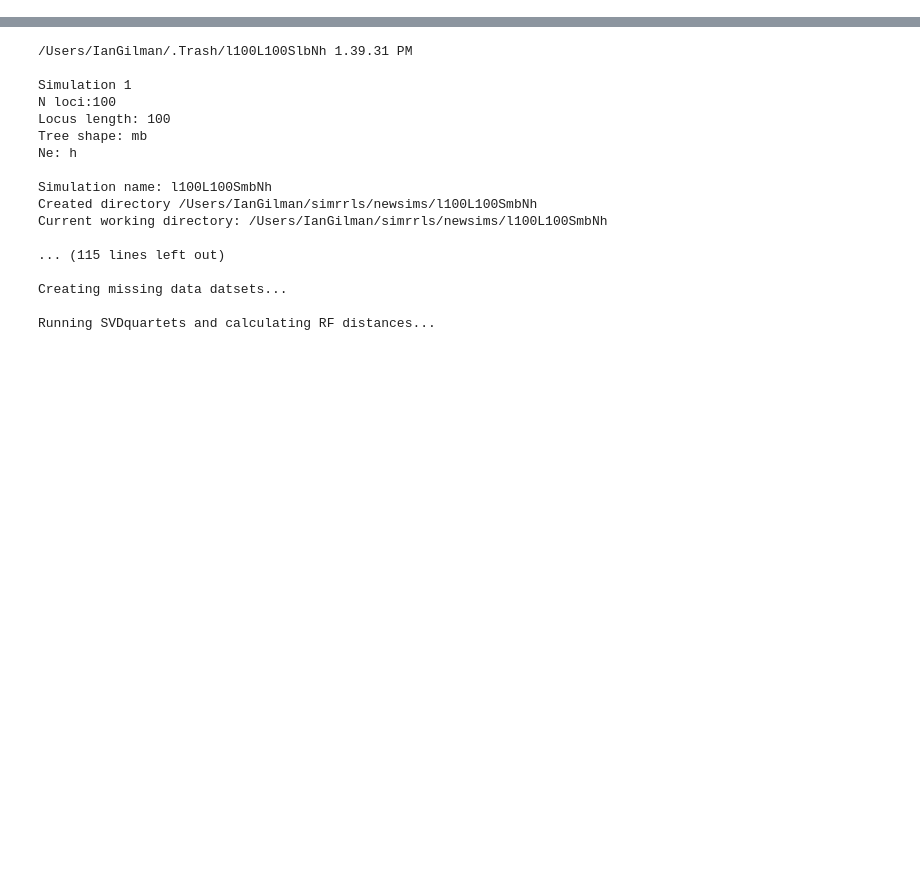
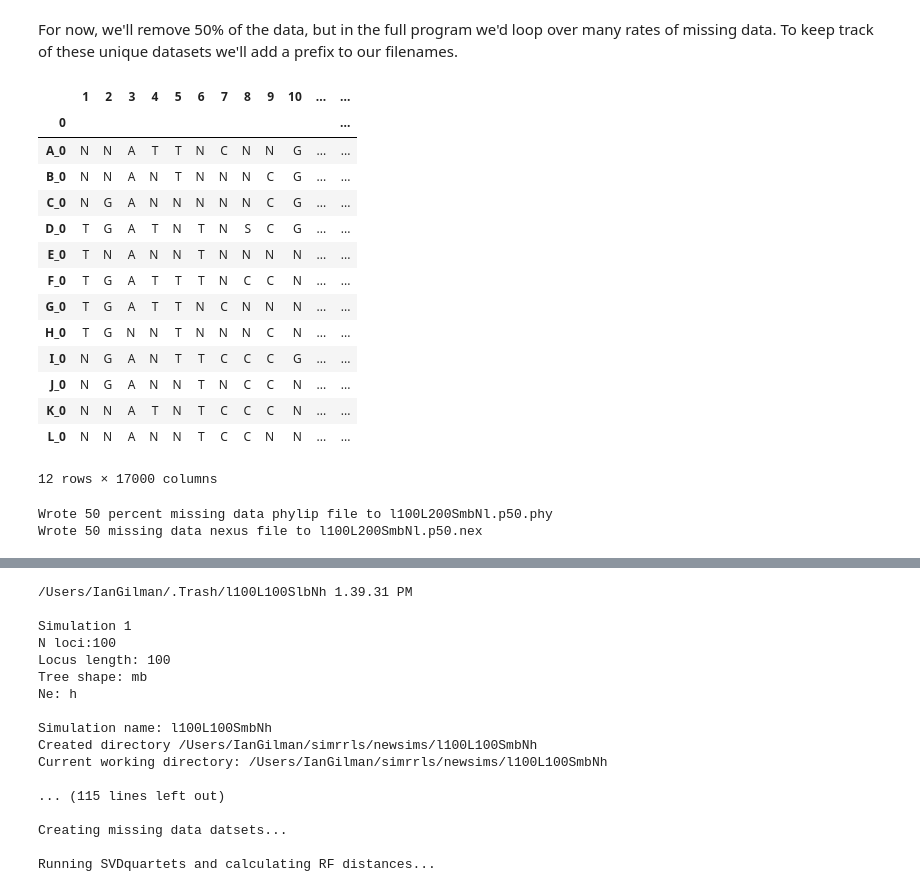
Before and after one commit to isgilman/SimMissingData, a Jupyter notebook: SimMissingData.ipynb, the cells around one changed output, grey strips where cells are left out. Saved outputs shown, nothing was run; the diff lists cells and outputs as text; code cells hidden in the pictures; blank space fills up the shorter version.

```diff
--- a/SimMissingData.ipynb
+++ b/SimMissingData.ipynb
@@ -300,0 +130,2 @@ def write_svdq_block(nexus, percent, blockpath='/Users/IanGilman/simrrls/SVD_pau
+# %%
+sim_params = {'n_loci':200, 'locus_size':100, 'Ne':1e5, 'treeshape':'mb', 'treepath':path, 'Ne_cat': 'l'}
@@ -300,0 +272,54 @@ def write_svdq_block(nexus, percent, blockpath='/Users/IanGilman/simrrls/SVD_pau
+# %% [markdown]
+For now, we'll remove 50% of the data, but in the full program we'd loop over many rates of missing data. To keep track of these unique datasets we'll add a prefix to our filenames.
+# %%
+percent = 50
+# Create string for naming files
+p = '.p'+str(percent).zfill(2)
+
+# Get number of entries
+entries = datadf.shape[0]*datadf.shape[1]
+
+# Substitute rand percent with 'N'
+if percent==0: missingdf=datadf
+else: missingdf = datadf.where(np.random.uniform(size=datadf.shape) > float(percent/100.), 'N')
+
+missingdf
+# %% [output]
+|  | 1 | 2 | 3 | 4 | 5 | 6 | 7 | 8 | 9 | 10 | ... | ... |
+| 0 |  |  |  |  |  |  |  |  |  |  |  | ... |
+| A_0 | N | N | A | T | T | N | C | N | N | G | ... | ... |
+| B_0 | N | N | A | N | T | N | N | N | C | G | ... | ... |
+| C_0 | N | G | A | N | N | N | N | N | C | G | ... | ... |
+| D_0 | T | G | A | T | N | T | N | S | C | G | ... | ... |
+| E_0 | T | N | A | N | N | T | N | N | N | N | ... | ... |
+| F_0 | T | G | A | T | T | T | N | C | C | N | ... | ... |
+| G_0 | T | G | A | T | T | N | C | N | N | N | ... | ... |
+| H_0 | T | G | N | N | T | N | N | N | C | N | ... | ... |
+| I_0 | N | G | A | N | T | T | C | C | C | G | ... | ... |
+| J_0 | N | G | A | N | N | T | N | C | C | N | ... | ... |
+| K_0 | N | N | A | T | N | T | C | C | C | N | ... | ... |
+| L_0 | N | N | A | N | N | T | C | C | N | N | ... | ... |
+12 rows × 17000 columns
+# %%
+# Convert dataframe to sequence strings
+missinglines =[]
+meta = ('%d %d\n') % (datadf.shape[0], datadf.shape[1])
+missinglines.append(meta)
+for i in xrange(len(missingdf)):
+    missinglines.append('       '.join([missingdf.index[i],''.join(missingdf.ix[i])])+'\n')
+
+# Write strings to phylip file
+with open(simname+p+'.phy', 'w+') as m:
+    m.writelines(missinglines)
+    missing_phy = simname+p+'.phy'
+    print('Wrote %d percent missing data phylip file to %s') % (percent, missing_phy)
+
+# Convert phlyip to nexus for PAUP
+alignment = AlignIO.read(open(simname+p+'.phy'), "phylip", alphabet=Alphabet.generic_dna)
+with open(simname+p+'.nex', "w+") as n:
+    n.write(alignment.format("nexus"))
+    missing_nex = simname+p+'.nex'
+    print('Wrote %d missing data nexus file to %s') % (percent, missing_nex)
+# %% [output]
+Wrote 50 percent missing data phylip file to l100L200SmbNl.p50.phy
+Wrote 50 missing data nexus file to l100L200SmbNl.p50.nex
```
Also changed, not shown: parts of 73 cells of this notebook, 1 other file.
